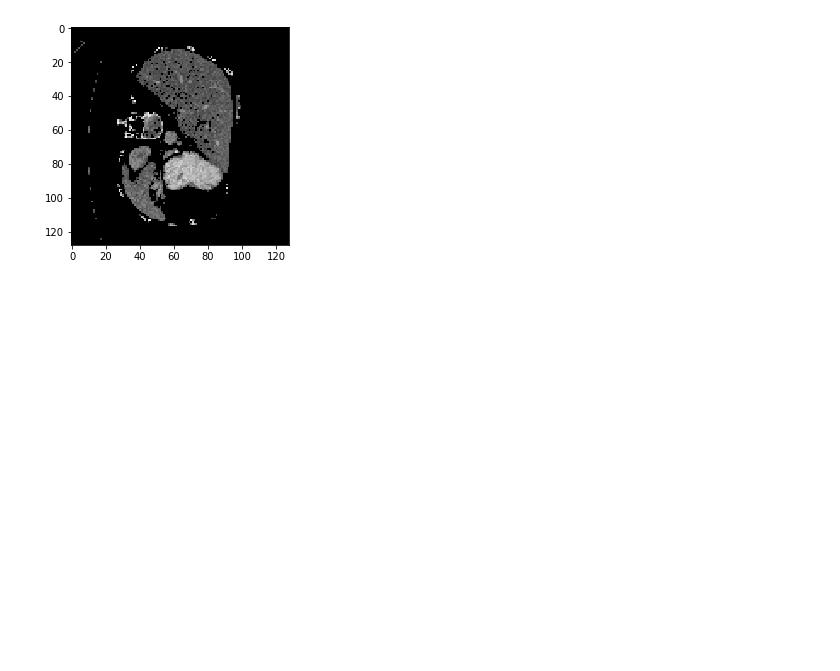
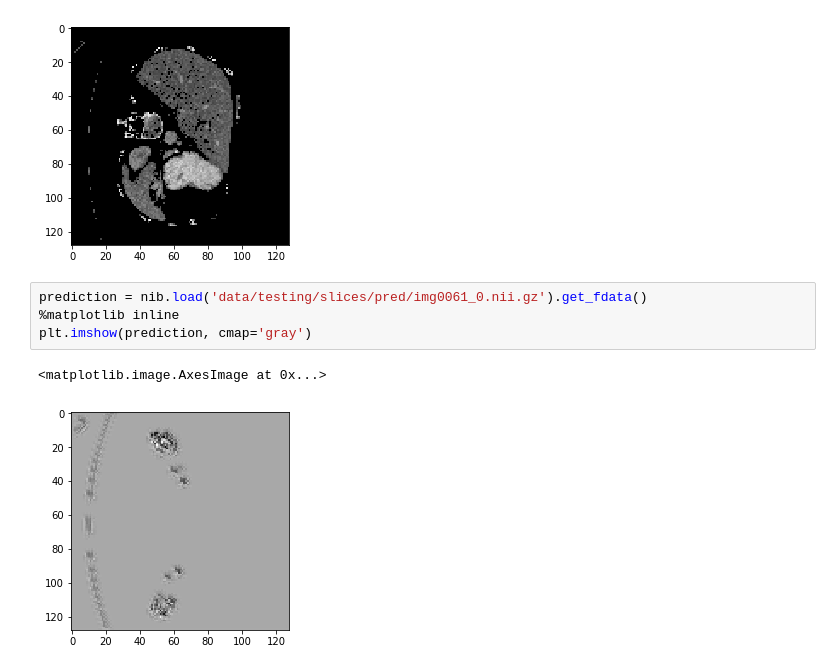
Before and after one commit to epvienneau/spleen_segmentation, a Jupyter notebook: debugging.ipynb, the cells around one changed output. Cells and saved outputs as stored; diff of their text form; blank space fills up the shorter version.

Commit message:
debugged testing and volume generation

```diff
--- a/debugging.ipynb
+++ b/debugging.ipynb
@@ -42,3 +42,10 @@ plt.imshow(windowed_img, cmap='gray')
 # %% [output]
 <matplotlib.image.AxesImage at 0x...>
 [figure]
+# %%
+prediction = nib.load('data/testing/slices/pred/img0061_0.nii.gz').get_fdata()
+%matplotlib inline
+plt.imshow(prediction, cmap='gray')
+# %% [output]
+<matplotlib.image.AxesImage at 0x...>
+[figure, added]
```
Also changed, not shown: parts of 3 cells of this notebook, 2 other files.
